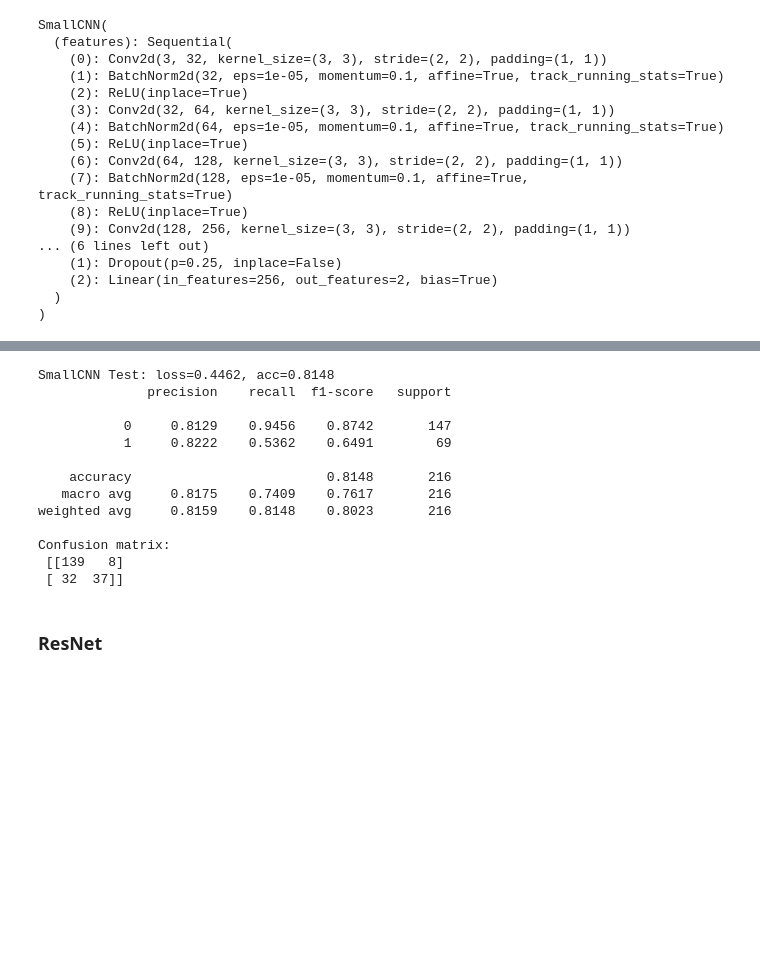
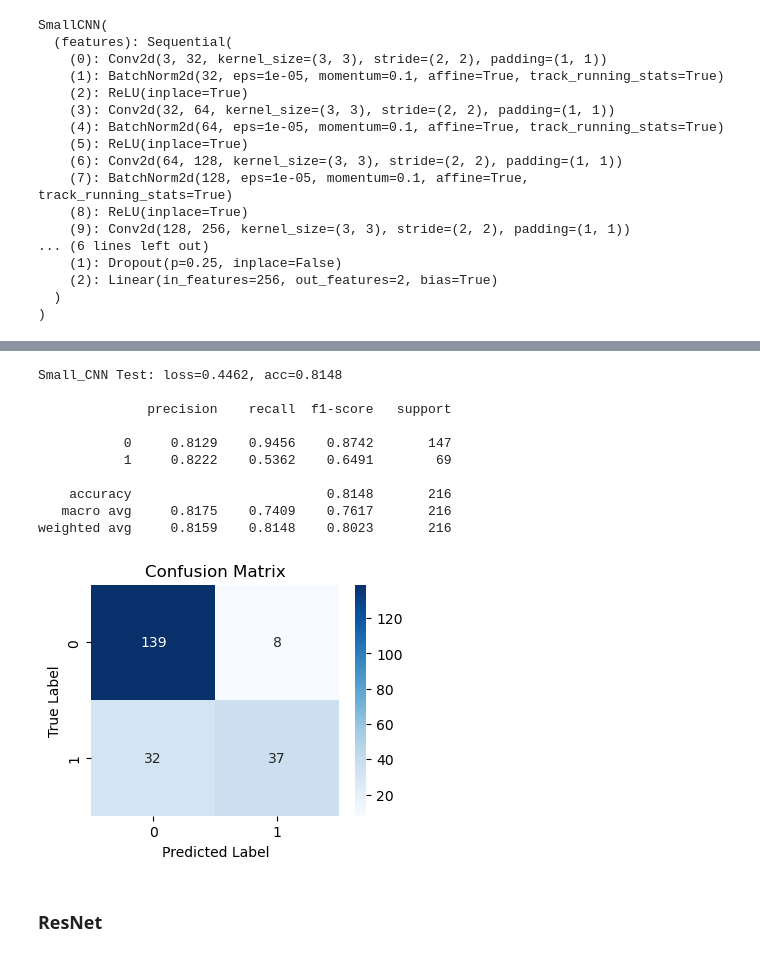
Before and after one commit to sarvesh-selvam/lego-minifigure-finder, a Jupyter notebook: notebooks/02_model_training.ipynb, the cells around one changed output, grey strips where cells are left out. Saved outputs shown, nothing was run; the diff lists cells and outputs as text; code cells hidden in the pictures; blank space fills up the shorter version.

```diff
--- a/notebooks/02_model_training.ipynb
+++ b/notebooks/02_model_training.ipynb
@@ -326,23 +361,32 @@ small_cnn, history_cnn = fit(
 # %%
-crit = nn.CrossEntropyLoss()
-test_loss, test_acc, y_true, y_pred = evaluate(small_cnn, loaders["test"], crit, device)
-print(f"SmallCNN Test: loss={test_loss:.4f}, acc={test_acc:.4f}")
+
+print(f"Small_CNN Test: loss={test_loss:.4f}, acc={test_acc:.4f} \n")
 print(classification_report(y_true, y_pred, digits=4))
-print("Confusion matrix:\n", confusion_matrix(y_true, y_pred))
+
+# Plot confusion matrix as heatmap
+
+cm = confusion_matrix(y_true, y_pred)
+
+plt.figure(figsize=(4, 3))
+sns.heatmap(cm, annot=True, fmt="d", cmap="Blues")
+
+
+plt.xlabel("Predicted Label")
+plt.ylabel("True Label")
+plt.title("Confusion Matrix")
+plt.show()
 # %% [output]
-SmallCNN Test: loss=0.4462, acc=0.8148
+Small_CNN Test: loss=0.4462, acc=0.8148
+
               precision    recall  f1-score   support
 
            0     0.8129    0.9456    0.8742       147
            1     0.8222    0.5362    0.6491        69
 
     accuracy                         0.8148       216
    macro avg     0.8175    0.7409    0.7617       216
 weighted avg     0.8159    0.8148    0.8023       216
-
-Confusion matrix:
- [[139   8]
- [ 32  37]]
+[figure, added]
 # %% [markdown]
 ### ResNet
 # %%
```
Also changed, not shown: parts of 13 cells of this notebook, 2 other files.
